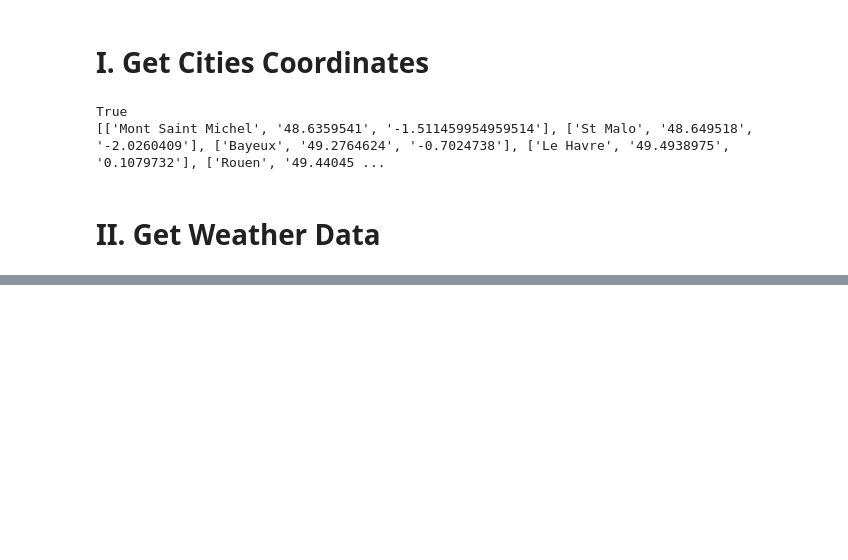
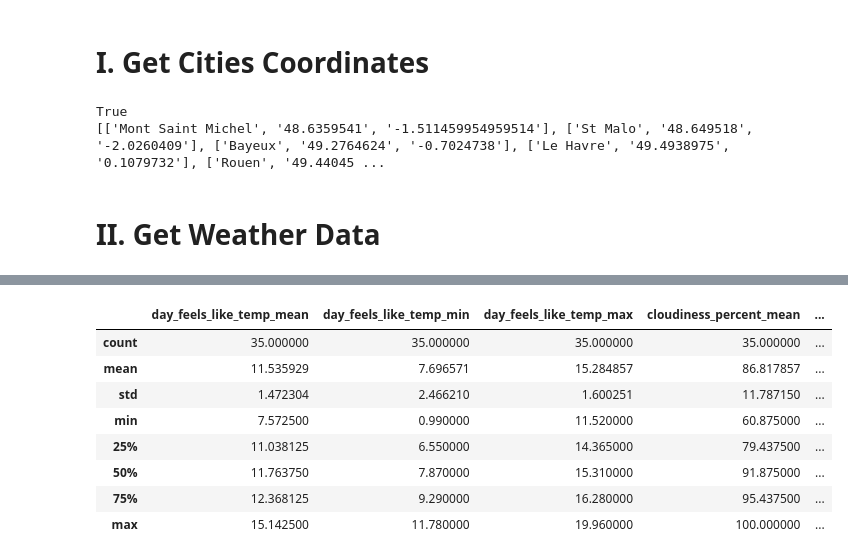
Before and after one commit to leaboussekeyt/API-Scrapping--Plan-your-trip, a Jupyter notebook: Plan Your Trip.ipynb, the cells around one changed output, grey strips where cells are left out. Cells and saved outputs as stored; diff of their text form; code cells hidden in the pictures; blank space fills up the shorter version.

```diff
--- a/Plan Your Trip.ipynb
+++ b/Plan Your Trip.ipynb
@@ -137,0 +153,19 @@ weather_df.head()
+# %%
+cols_keep = [i for i in weather_df.columns if i not in ['max_uv','rain']]
+
+weather = weather_df.loc[:,cols_keep] \
+            .groupby('city').agg(['mean','min','max'])
+
+weather.columns = ['_'.join(x) for x in weather.columns]  # getting rid of multi-index
+weather.head()
+weather.describe(include='all')
+# %% [output]
+|  | day_feels_like_temp_mean | day_feels_like_temp_min | day_feels_like_temp_max | cloudiness_percent_mean | ... |
+| count | 35.000000 | 35.000000 | 35.000000 | 35.000000 | ... |
+| mean | 11.535929 | 7.696571 | 15.284857 | 86.817857 | ... |
+| std | 1.472304 | 2.466210 | 1.600251 | 11.787150 | ... |
+| min | 7.572500 | 0.990000 | 11.520000 | 60.875000 | ... |
+| 25% | 11.038125 | 6.550000 | 14.365000 | 79.437500 | ... |
+| 50% | 11.763750 | 7.870000 | 15.310000 | 91.875000 | ... |
+| 75% | 12.368125 | 9.290000 | 16.280000 | 95.437500 | ... |
+| max | 15.142500 | 11.780000 | 19.960000 | 100.000000 | ... |
```
Also changed, not shown: parts of 22 cells of this notebook.
